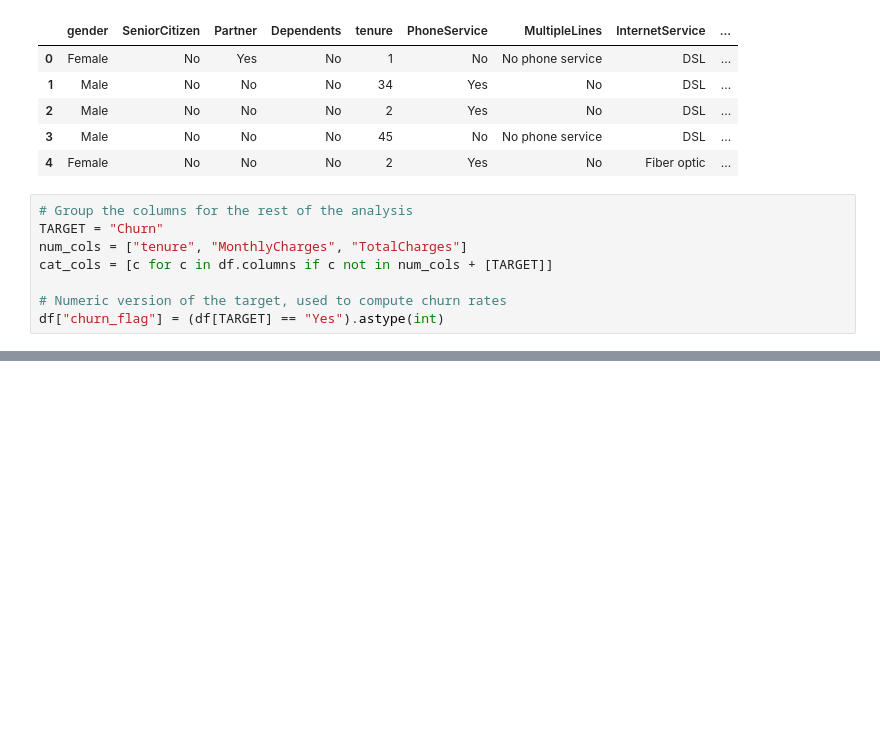
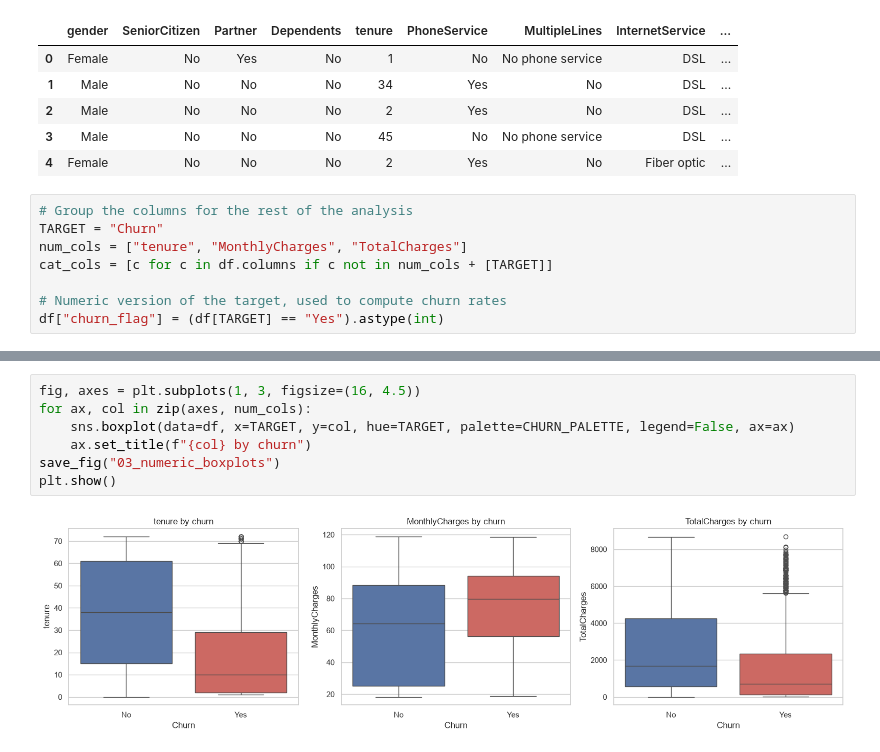
Before and after one commit to Ranuth-Nanvidu/CM2604-Machine-Learning-CW, a Jupyter notebook: notebooks/01_eda.ipynb, the cells around one changed output, grey strips where cells are left out. Drawn from its saved outputs; the diff is of its cells as text; blank space fills up the shorter version.

```diff
--- a/notebooks/01_eda.ipynb
+++ b/notebooks/01_eda.ipynb
@@ -181,0 +249,9 @@ df["churn_flag"] = (df[TARGET] == "Yes").astype(int)
+# %%
+fig, axes = plt.subplots(1, 3, figsize=(16, 4.5))
+for ax, col in zip(axes, num_cols):
+    sns.boxplot(data=df, x=TARGET, y=col, hue=TARGET, palette=CHURN_PALETTE, legend=False, ax=ax)
+    ax.set_title(f"{col} by churn")
+save_fig("03_numeric_boxplots")
+plt.show()
+# %% [output]
+[figure, added]
```
Also changed, not shown: parts of 24 cells of this notebook, 8 other files.
